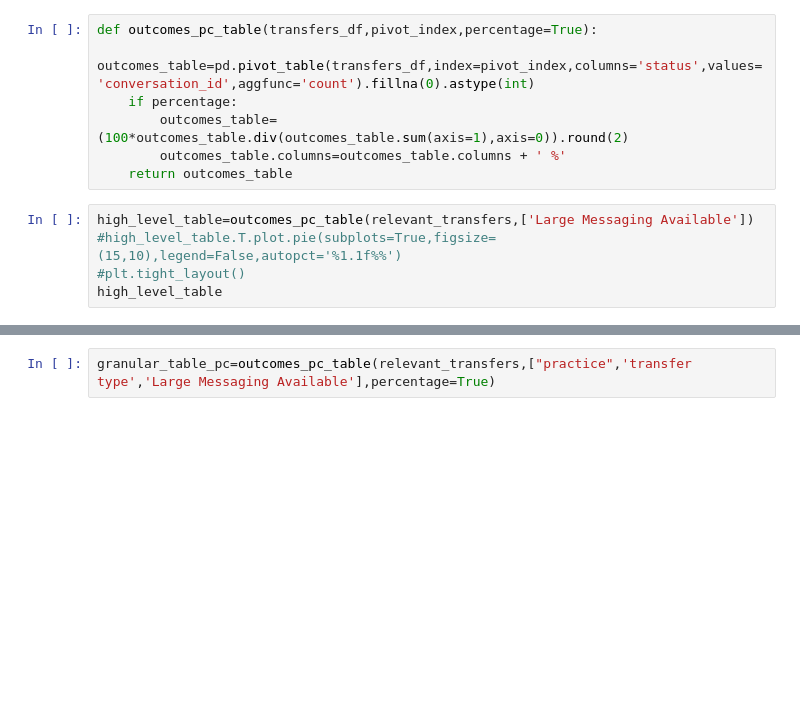
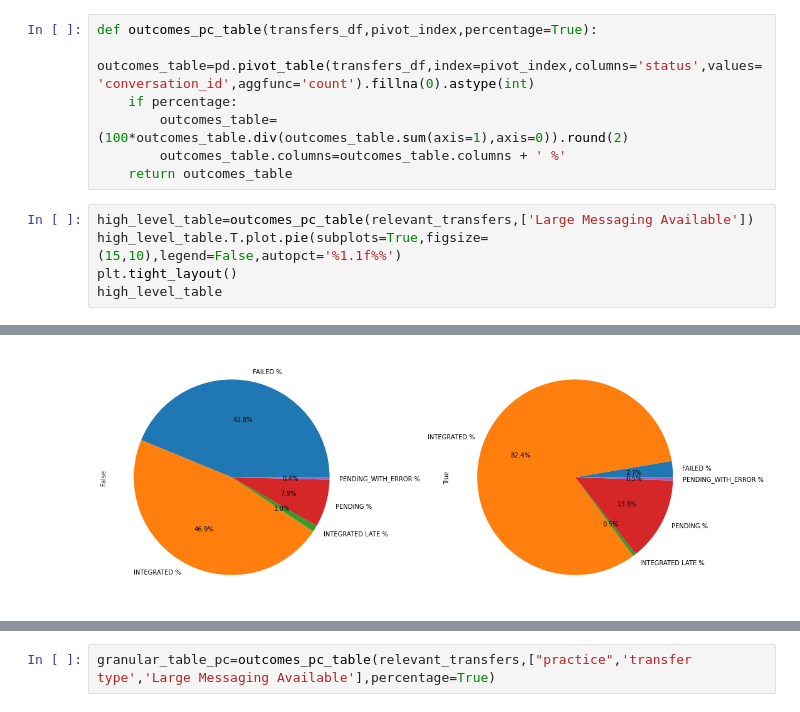
Before and after one commit to nhsconnect/prm-gp2gp-data-sandbox, a Jupyter notebook: notebooks/28-PRMT-1475--impact-LM-vision-practices.ipynb, the cells around one changed output, grey strips where cells are left out. Cells and saved outputs as stored; diff of their text form; blank space fills up the shorter version.

```diff
--- a/notebooks/28-PRMT-1475--impact-LM-vision-practices.ipynb
+++ b/notebooks/28-PRMT-1475--impact-LM-vision-practices.ipynb
@@ -159,13 +154,14 @@ def outcomes_pc_table(transfers_df,pivot_index,percentage=True):
     return outcomes_table
 # %%
 high_level_table=outcomes_pc_table(relevant_transfers,['Large Messaging Available'])
-#high_level_table.T.plot.pie(subplots=True,figsize=(15,10),legend=False,autopct='%1.1f%%')
-#plt.tight_layout()
+high_level_table.T.plot.pie(subplots=True,figsize=(15,10),legend=False,autopct='%1.1f%%')
+plt.tight_layout()
 high_level_table
 # %% [output]
 | status | FAILED % | INTEGRATED % | INTEGRATED LATE % | PENDING % | PENDING_WITH_ERROR % |
 | Large Messaging Available |  |  |  |  |  |
 | False | 43.78 | 46.89 | 1.04 | 7.88 | 0.41 |
 | True | 2.66 | 82.45 | 0.53 | 13.83 | 0.53 |
+[figure, added]
 # %%
 mid_level_table=outcomes_pc_table(relevant_transfers,['transfer type','Large Messaging Available'])
```
Also changed, not shown: parts of 7 cells of this notebook.
